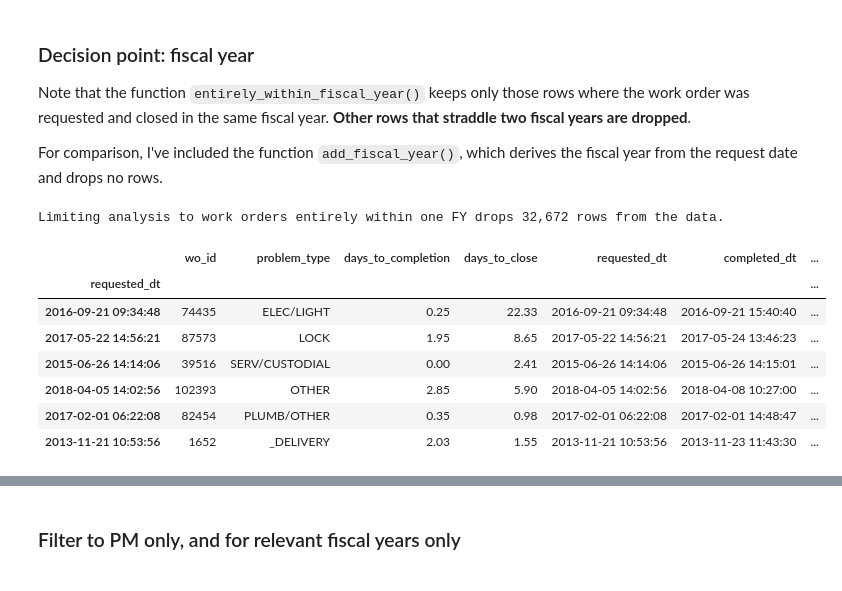
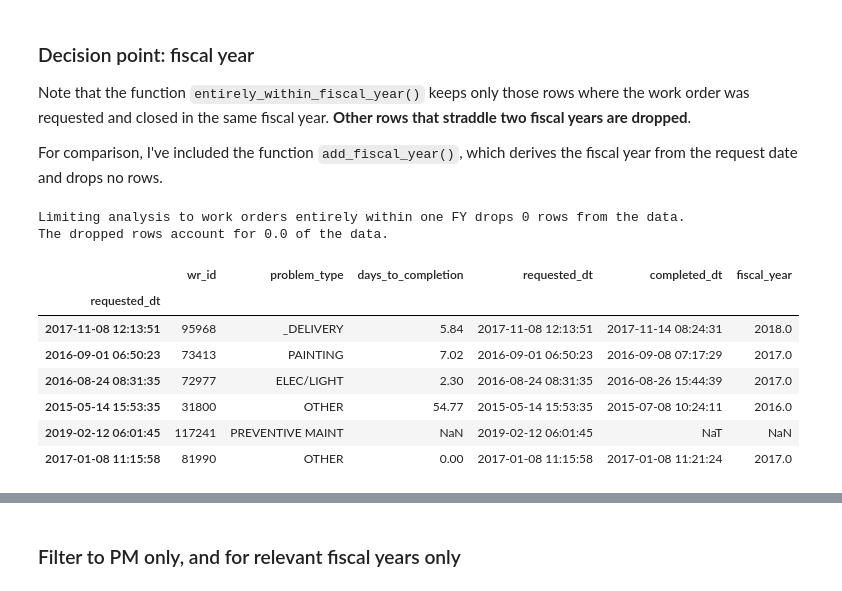
Before and after one commit to department-of-general-services/KPI_central, a Jupyter notebook: FMD_scorecard.ipynb, the cells around one changed output, grey strips where cells are left out. Drawn from its saved outputs; the diff is of its cells as text; code cells hidden in the pictures.

```diff
--- a/FMD_scorecard.ipynb
+++ b/FMD_scorecard.ipynb
@@ -123,9 +113,8 @@ wr_dt = glue_date_time(wr_deduped, "date_requested", "time_requested", "requeste
 # glue the date and time for completion
 wr_dt = glue_date_time(wr_dt, "date_completed", "time_completed", "completed_dt")
 
-wr_dt["date_closed_request"] = wr_dt["date_closed_request"].astype("datetime64")
 # convert "date closed_order" to date time (this column has no time information)
-wr_dt["date_closed_order"] = wr_dt["date_closed_order"].astype("datetime64")
+wr_dt["date_closed"] = wr_dt["date_closed"].astype("datetime64")
 # %%
 wr_dt[
     [
@@ -203,20 +184,20 @@ def entirely_within_fiscal_year(df):
     # store year and month for both request and closure
     df["requested_cal_year"] = df["requested_dt"].dt.year
     df["requested_cal_month"] = df["requested_dt"].dt.month
-    df["closed_cal_year"] = df["date_closed_request"].dt.year
-    df["closed_cal_month"] = df["date_closed_request"].dt.month
+    df["completed_cal_year"] = df["completed_dt"].dt.year
+    df["completed_cal_month"] = df["completed_dt"].dt.month
     # store the years as numbers
     y_requested = pd.to_numeric(df["requested_cal_year"])
-    y_closed = pd.to_numeric(df["closed_cal_year"])
+    y_closed = pd.to_numeric(df["completed_cal_year"])
     # compute the fiscal year of request & closure
     df["requested_fiscal_year"] = np.where(
         df["requested_cal_month"] >= 7, y_requested + 1, y_requested
     )
-    df["closed_fiscal_year"] = np.where(
-        df["closed_cal_month"] >= 7, y_closed + 1, y_closed
+    df["completed_fiscal_year"] = np.where(
+        df["completed_cal_month"] >= 7, y_closed + 1, y_closed
     )
     # drop the rows that straddle two fiscal years
-    cond_both = df["requested_fiscal_year"] == df["closed_fiscal_year"]
+    cond_both = df["requested_fiscal_year"] == df["completed_fiscal_year"]
     df = df[cond_both]
     # cast the type of the year
     df["fiscal_year"] = (
@@ -226,43 +207,57 @@ def entirely_within_fiscal_year(df):
         columns=[
             "requested_cal_year",
             "requested_cal_month",
-            "closed_cal_year",
-            "closed_cal_month",
+            "completed_cal_year",
+            "completed_cal_month",
             "requested_fiscal_year",
-            "closed_fiscal_year",
+            "completed_fiscal_year",
         ]
     )
     return df
+
+
+def add_fiscal_year(df):
+    df = df.copy()
+    df["calendar_year"] = df["completed_dt"].dt.year
+    df["month"] = df["completed_dt"].dt.month
+    c = pd.to_numeric(df["calendar_year"])
+    df["fiscal_year"] = np.where(df["month"] >= 7, c + 1, c)
+    df["fiscal_year"] = (pd.to_datetime(df["fiscal_year"], format="%Y")).dt.year
+    return df
 # %%
-wr_fy = entirely_within_fiscal_year(wr_durations)
-# wr_fy = add_fiscal_year(wr_durations)
+# wr_fy = entirely_within_fiscal_year(wr_durations)
+wr_fy = add_fiscal_year(wr_durations)
 
+dropped_row_count = len(wr_durations) - len(wr_fy)
+percent_rows_dropped = dropped_row_count / len(wr_durations) * 100
 print(
-    f"Limiting analysis to work orders entirely within one FY drops {len(wr_durations) - len(wr_fy):,} rows from the data."
+    f"Limiting analysis to work orders entirely within one FY drops {dropped_row_count:,} rows from the data."
+)
+print(
+    f"The dropped rows account for {percent_rows_dropped:,} of the data."
 )
 
 wr_fy[
     [
         "wr_id",
         "problem_type",
         "days_to_completion",
-        "days_to_close",
         "requested_dt",
         "completed_dt",
-        "date_closed_request",
         "fiscal_year",
     ]
 ].sample(6, random_state=444)
 # %% [output]
-Limiting analysis to work orders entirely within one FY drops 32,672 rows from the data.
+Limiting analysis to work orders entirely within one FY drops 0 rows from the data.
+The dropped rows account for 0.0 of the data.
-|  | wo_id | problem_type | days_to_completion | days_to_close | requested_dt | completed_dt | ... |
-| requested_dt |  |  |  |  |  |  | ... |
-| 2016-09-21 09:34:48 | 74435 | ELEC/LIGHT | 0.25 | 22.33 | 2016-09-21 09:34:48 | 2016-09-21 15:40:40 | ... |
-| 2017-05-22 14:56:21 | 87573 | LOCK | 1.95 | 8.65 | 2017-05-22 14:56:21 | 2017-05-24 13:46:23 | ... |
-| 2015-06-26 14:14:06 | 39516 | SERV/CUSTODIAL | 0.00 | 2.41 | 2015-06-26 14:14:06 | 2015-06-26 14:15:01 | ... |
-| 2018-04-05 14:02:56 | 102393 | OTHER | 2.85 | 5.90 | 2018-04-05 14:02:56 | 2018-04-08 10:27:00 | ... |
-| 2017-02-01 06:22:08 | 82454 | PLUMB/OTHER | 0.35 | 0.98 | 2017-02-01 06:22:08 | 2017-02-01 14:48:47 | ... |
-| 2013-11-21 10:53:56 | 1652 | _DELIVERY | 2.03 | 1.55 | 2013-11-21 10:53:56 | 2013-11-23 11:43:30 | ... |
+|  | wr_id | problem_type | days_to_completion | requested_dt | completed_dt | fiscal_year |
+| requested_dt |  |  |  |  |  |  |
+| 2017-11-08 12:13:51 | 95968 | _DELIVERY | 5.84 | 2017-11-08 12:13:51 | 2017-11-14 08:24:31 | 2018.0 |
+| 2016-09-01 06:50:23 | 73413 | PAINTING | 7.02 | 2016-09-01 06:50:23 | 2016-09-08 07:17:29 | 2017.0 |
+| 2016-08-24 08:31:35 | 72977 | ELEC/LIGHT | 2.30 | 2016-08-24 08:31:35 | 2016-08-26 15:44:39 | 2017.0 |
+| 2015-05-14 15:53:35 | 31800 | OTHER | 54.77 | 2015-05-14 15:53:35 | 2015-07-08 10:24:11 | 2016.0 |
+| 2019-02-12 06:01:45 | 117241 | PREVENTIVE MAINT | NaN | 2019-02-12 06:01:45 | NaT | NaN |
+| 2017-01-08 11:15:58 | 81990 | OTHER | 0.00 | 2017-01-08 11:15:58 | 2017-01-08 11:21:24 | 2017.0 |
 # %%
 cond = wr_fy["cost_total"] == 3038.21
 #cond_1 = wr_fy["problem_type"] == "OTHER"
```
Also changed, not shown: parts of 17 cells of this notebook, 2 other files.
